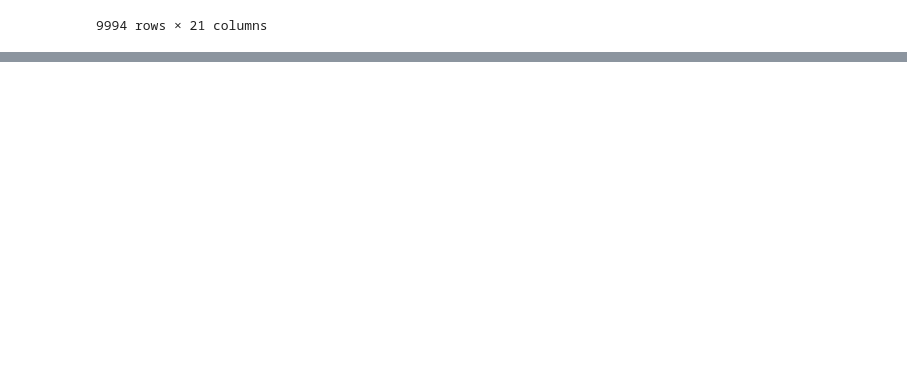
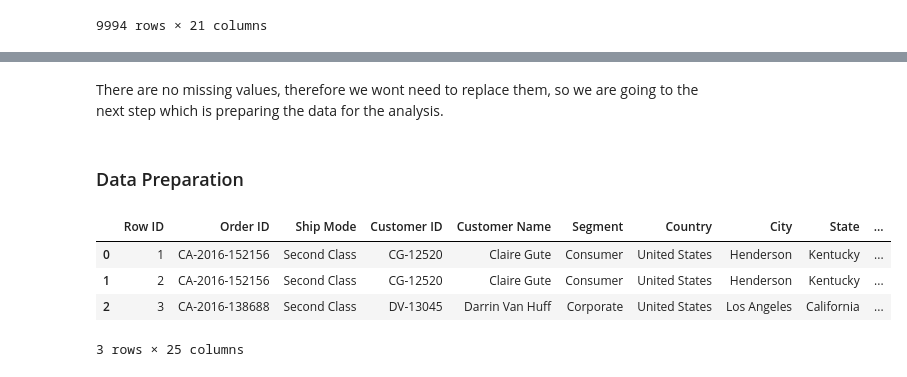
Before and after one commit to sarahbltn/data_analytics_project, a Jupyter notebook: notebooks/Superstore_project.ipynb, the cells around one changed output, grey strips where cells are left out. Drawn from its saved outputs; the diff is of its cells as text; code cells hidden in the pictures; blank space fills up the shorter version.

```diff
--- a/notebooks/Superstore_project.ipynb
+++ b/notebooks/Superstore_project.ipynb
@@ -65,0 +81,23 @@ df.head()
+# %% [markdown]
+There are no missing values, therefore we wont need to replace them, so we are going to the next step which is preparing the data for the analysis.
+# %% [markdown]
+### Data Preparation
+# %%
+#Here we separated the dates columns into day, month & year and dropped the dates columns.
+
+df['Order Day'] = df['Order Date'].str.split('/').str[0].astype(int)
+df['Order Month'] = df['Order Date'].str.split('/').str[1].astype(int)
+df['Order Year'] = df['Order Date'].str.split('/').str[2].astype(int)
+
+df['Ship Day'] = df['Ship Date'].str.split('/').str[0].astype(int)
+df['Ship Month'] = df['Ship Date'].str.split('/').str[1].astype(int)
+df['Ship Year'] = df['Ship Date'].str.split('/').str[2].astype(int)
+df.drop(columns=['Order Date', 'Ship Date'], inplace=True)
+
+df.head(3)
+# %% [output]
+|  | Row ID | Order ID | Ship Mode | Customer ID | Customer Name | Segment | Country | City | State | ... |
+| 0 | 1 | CA-2016-152156 | Second Class | CG-12520 | Claire Gute | Consumer | United States | Henderson | Kentucky | ... |
+| 1 | 2 | CA-2016-152156 | Second Class | CG-12520 | Claire Gute | Consumer | United States | Henderson | Kentucky | ... |
+| 2 | 3 | CA-2016-138688 | Second Class | DV-13045 | Darrin Van Huff | Corporate | United States | Los Angeles | California | ... |
+3 rows × 25 columns
```
Also changed, not shown: parts of 16 cells of this notebook, 1 other file.
